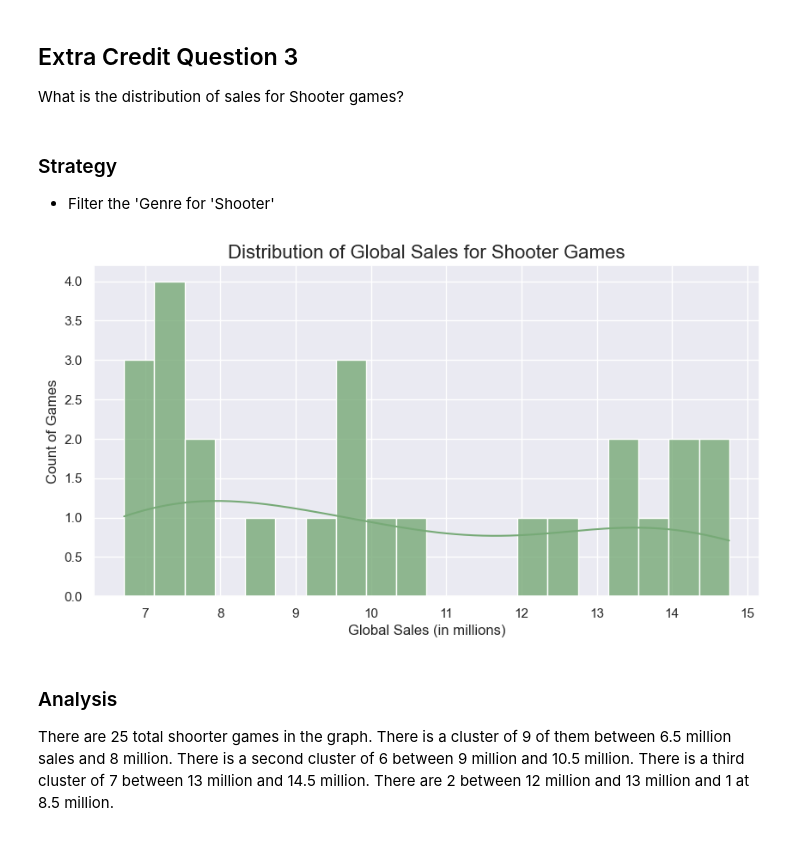
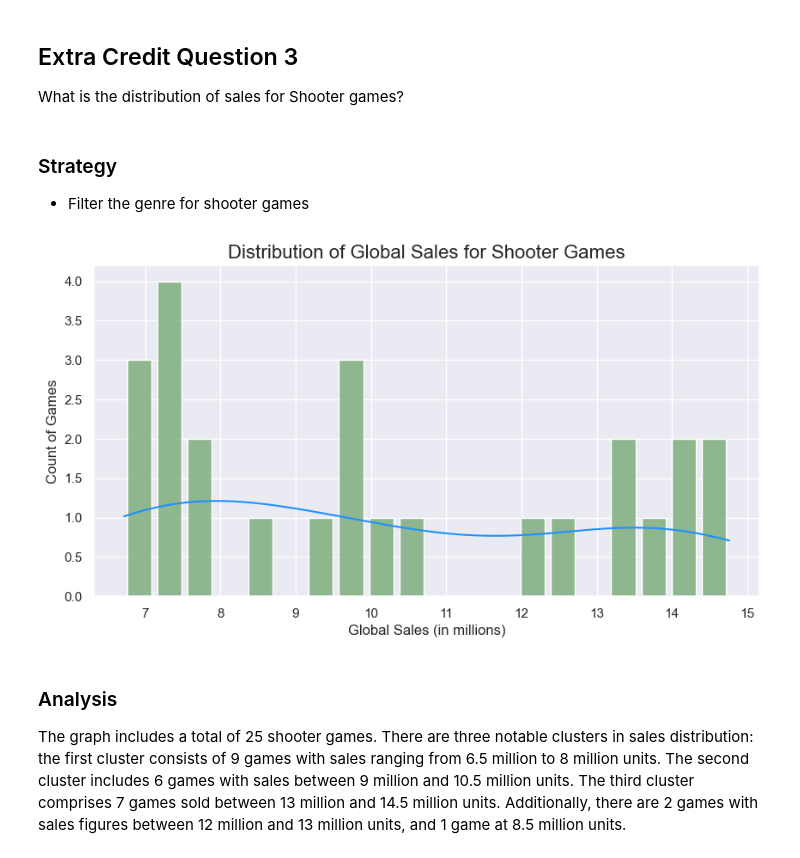
Before and after one commit to dtoshm/data_project_six, a Jupyter notebook: game_sales_analysis.ipynb, the cells around one changed output. Drawn from its saved outputs; the diff is of its cells as text; code cells hidden in the pictures.

Commit message:
1.0 - Draft
I have complete my first and possibly final draft.

```diff
--- a/game_sales_analysis.ipynb
+++ b/game_sales_analysis.ipynb
@@ -242,20 +242,21 @@ PlayStation accounts for 27.1% of global video game sales. A Pie Chart was selec
 What is the distribution of sales for Shooter games?
 # %% [markdown]
 ### Strategy
-- Filter the 'Genre for 'Shooter'
+- Filter the genre for shooter games
 # %%
 # Calculation
 shooter_games = games[games['Genre'] == 'Shooter']
 
-# Chart
+# Plot
 plt.figure(figsize=(10, 5))
-sns.histplot(data=shooter_games, x='Global_Sales', bins=20, kde=True, color='#77AA77', alpha=0.8)
+ax = sns.histplot(data=shooter_games, x='Global_Sales', bins=20, shrink=0.8, kde=True, color='#77AA77', alpha=0.8, edgecolor='#ffffff')
+ax.lines[0].set_color('#1E90FF')
 plt.title('Distribution of Global Sales for Shooter Games', fontsize=16)
 plt.xlabel('Global Sales (in millions)', fontsize=12)
 plt.ylabel('Count of Games', fontsize=12)
 plt.show()
 # %% [output]
-[figure, old version]
+[figure, new version]
 # %% [markdown]
 ### Analysis
-There are 25 total shoorter games in the graph. There is a cluster of 9 of them between 6.5 million sales and 8 million. There is a second cluster of 6 between 9 million and 10.5 million. There is a third cluster of 7 between 13 million and 14.5 million. There are 2 between 12 million and 13 million and 1 at 8.5 million.
+The graph includes a total of 25 shooter games. There are three notable clusters in sales distribution: the first cluster consists of 9 games with sales ranging from 6.5 million to 8 million units. The second cluster includes 6 games with sales between 9 million and 10.5 million units. The third cluster comprises 7 games sold between 13 million and 14.5 million units. Additionally, there are 2 games with sales figures between 12 million and 13 million units, and 1 game at 8.5 million units.
```
